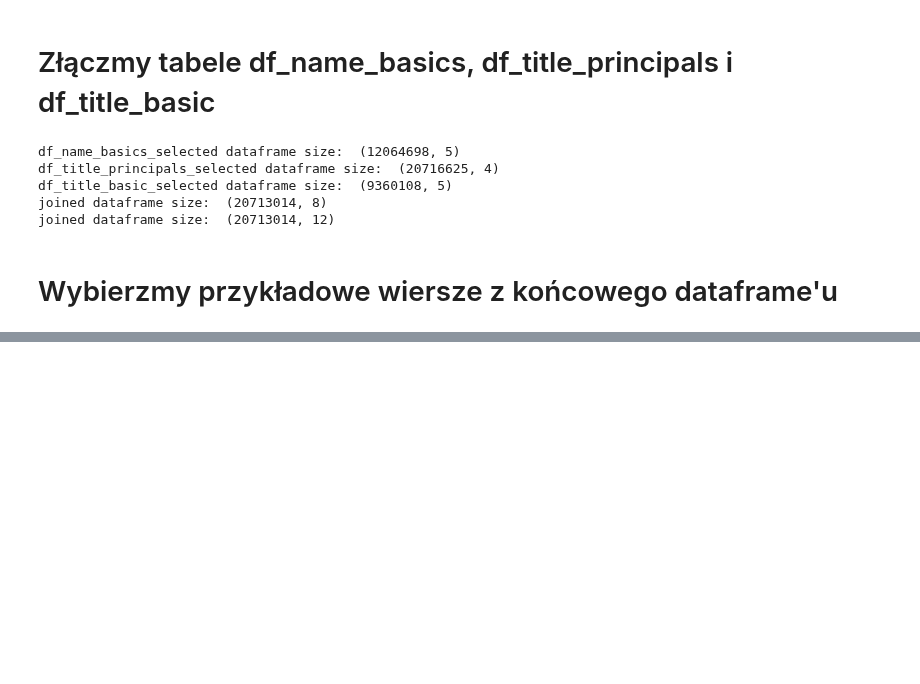
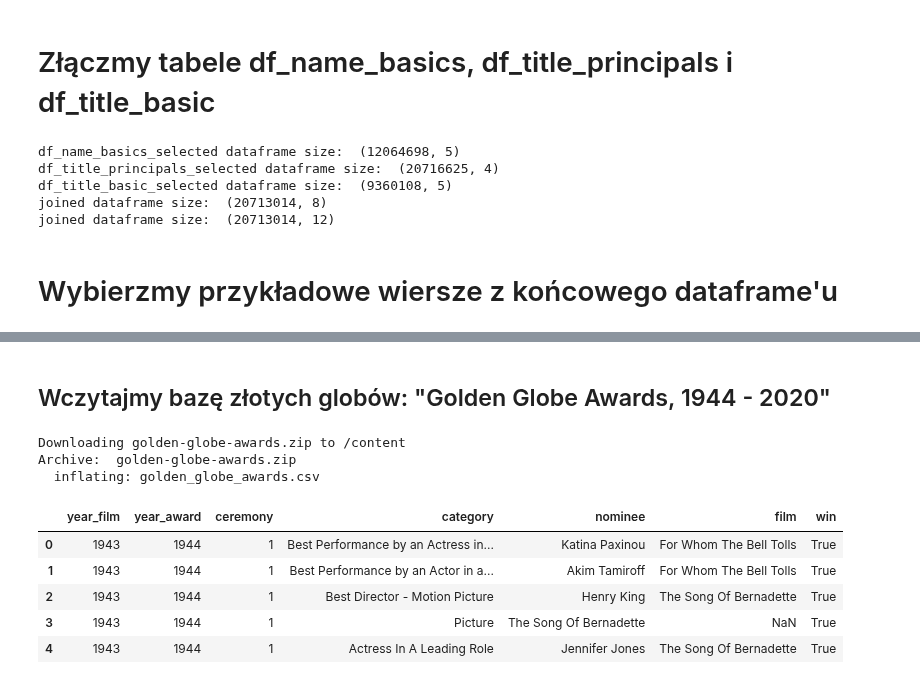
Before and after one commit to PiotrMaciejKowalski/BigData2022-actors, a Jupyter notebook: colabs/Wczytanie_danych.ipynb, the cells around one changed output, grey strips where cells are left out. Drawn from its saved outputs; the diff is of its cells as text; code cells hidden in the pictures; blank space fills up the shorter version.

Commit message:
Wczytano nowe dane

```diff
--- a/colabs/Wczytanie_danych.ipynb
+++ b/colabs/Wczytanie_danych.ipynb
@@ -184,0 +254,17 @@ sample
+# %% [markdown]
+## Wczytajmy bazę złotych globów: "Golden Globe Awards, 1944 - 2020"
+# %%
+! kaggle datasets download unanimad/golden-globe-awards #załadujmy dane
+! unzip golden-globe-awards.zip #rozpakujmy z zip'a
+globe=pd.read_csv('golden_globe_awards.csv')
+globe.head()
+# %% [output]
+Downloading golden-globe-awards.zip to /content
+Archive:  golden-globe-awards.zip
+  inflating: golden_globe_awards.csv
+|  | year_film | year_award | ceremony | category | nominee | film | win |
+| 0 | 1943 | 1944 | 1 | Best Performance by an Actress in... | Katina Paxinou | For Whom The Bell Tolls | True |
+| 1 | 1943 | 1944 | 1 | Best Performance by an Actor in a... | Akim Tamiroff | For Whom The Bell Tolls | True |
+| 2 | 1943 | 1944 | 1 | Best Director - Motion Picture | Henry King | The Song Of Bernadette | True |
+| 3 | 1943 | 1944 | 1 | Picture | The Song Of Bernadette | NaN | True |
+| 4 | 1943 | 1944 | 1 | Actress In A Leading Role | Jennifer Jones | The Song Of Bernadette | True |
```
Also changed, not shown: parts of 14 cells of this notebook.
